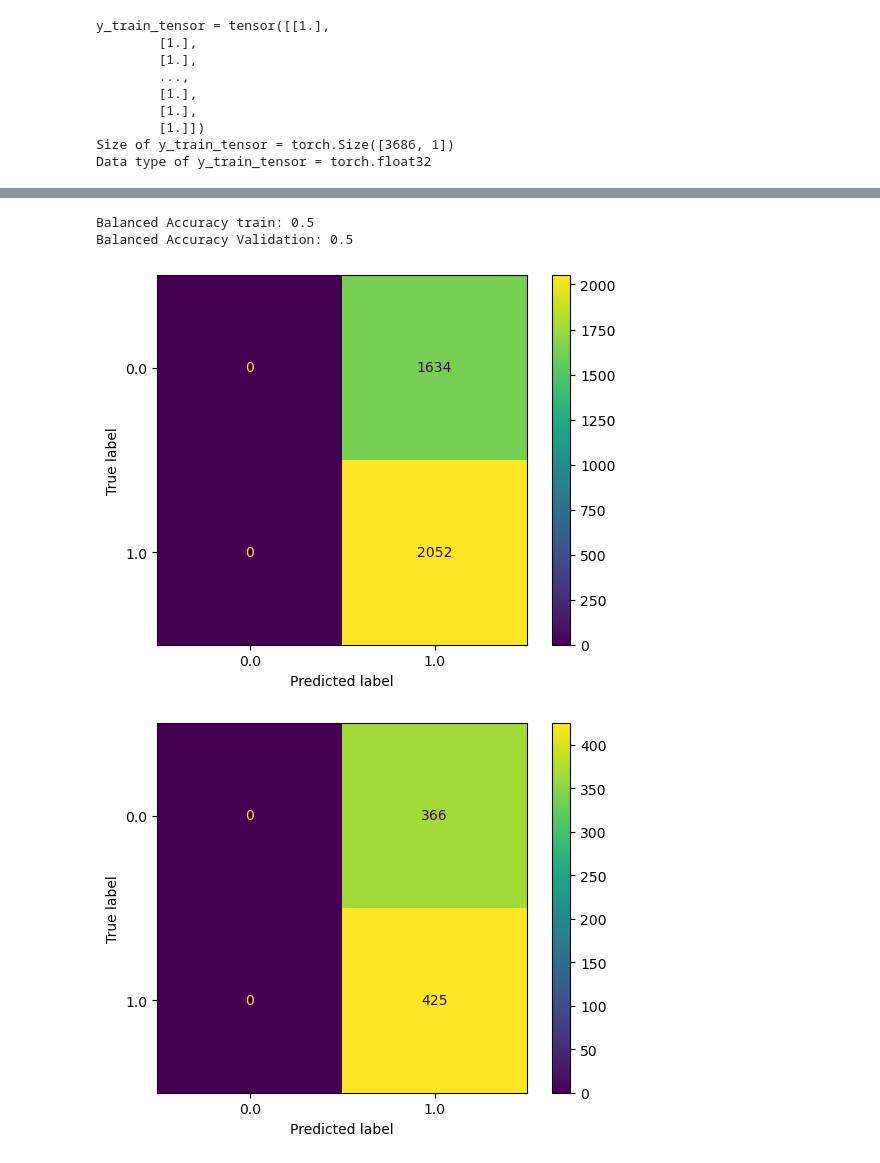
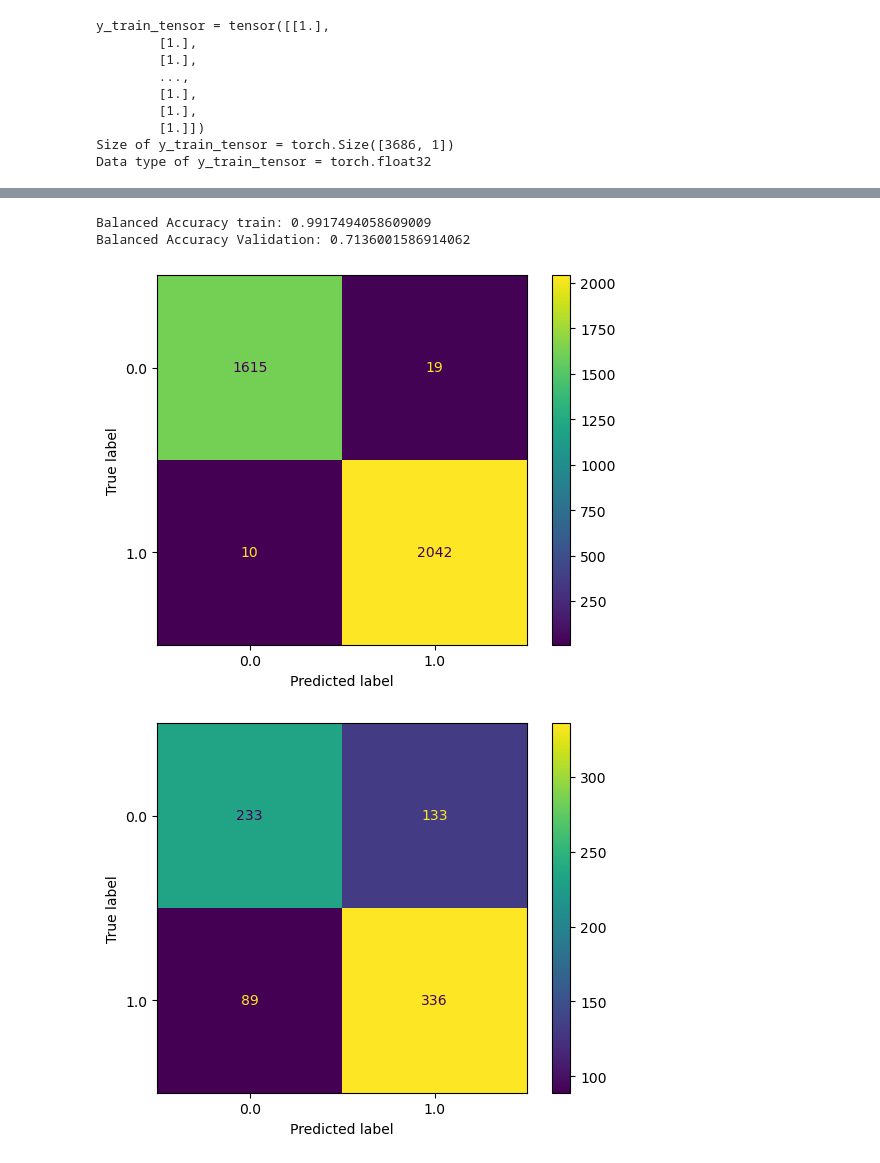
Before and after one commit to dx21006/ML_Tox21_Assessment, a Jupyter notebook: no_nontoxic_nans/2_Deep_NN/Deep_NN_Morgan_fingerprints retry.ipynb, the cells around one changed output, grey strips where cells are left out. Drawn from its saved outputs; the diff is of its cells as text; code cells hidden in the pictures.

```diff
--- a/no_nontoxic_nans/2_Deep_NN/Deep_NN_Morgan_fingerprints retry.ipynb
+++ b/no_nontoxic_nans/2_Deep_NN/Deep_NN_Morgan_fingerprints retry.ipynb
@@ -216,7 +202,7 @@ network.train()
 criterion = nn.CrossEntropyLoss()
 optimizer = torch.optim.SGD(network.parameters(), lr=0.1)
 
-num_epochs = int(1000)
+num_epochs = int(100)
 
 for epoch in range(1,num_epochs+1):
     running_loss = 0.0
@@ -313,15 +299,16 @@ def optimise_epochs(net_param, learning_rate, trainloader, x_train_tensor, y_tra
 from sklearn.metrics import confusion_matrix
 from sklearn.metrics import ConfusionMatrixDisplay
 def test_SGD(network, learning_rate, best_epochs, trainloader, x_train_tensor, y_train_tensor, x_val_tensor, y_val_tensor):
+    torch.manual_seed(0)
     network.train()
     criterion = nn.CrossEntropyLoss()
     optimizer = torch.optim.SGD(network.parameters(), lr=learning_rate)
 
     num_epochs = best_epochs
-    for epoch n range (1,num_epochs+1:):
+    for epoch in range (1,num_epochs+1):
         running_loss = 0.0
         for i, data in enumerate(trainloader):
-            inputs, liabels = data
+            inputs, labels = data
             labels = labels.squeeze()
             optimizer.zero_grad()
             outputs = network(inputs)
@@ -444,7 +430,7 @@ class DNN1(nn.Module):
         self.fc1 = nn.Linear(2048, 1024)
         self.fc2 = nn.Linear(1024, 512)
         self.fc3 = nn.Linear(512, 256)
-        self.fc4 = nn.Linear(256, 128)
+        self.fc4 = nn.Linear(2516, 128)
         self.fc5 = nn.Linear(128, 64)
         self.fc6 = nn.Linear(64, 2)
 
@@ -493,8 +470,8 @@ Epoch 10 Loss = 0.6863392612029766
 # %%
 
-(net2, 0.9, 75, trainloader, X_train_tensor, y_train_tensor, X_val_tensor, y_val_tensor)
+test_SGD(net2, 0.9, 75, trainloader, X_train_tensor, y_train_tensor, X_val_tensor, y_val_tensor)
 # %% [output]
-Balanced Accuracy train: 0.5
-Balanced Accuracy Validation: 0.5
+Balanced Accuracy train: 0.9917494058609009
+Balanced Accuracy Validation: 0.7136001586914062
-[figure, old version]
+[figure, new version]
-[figure, old version]
+[figure, new version]
```
Also changed, not shown: parts of 10 cells of this notebook.
